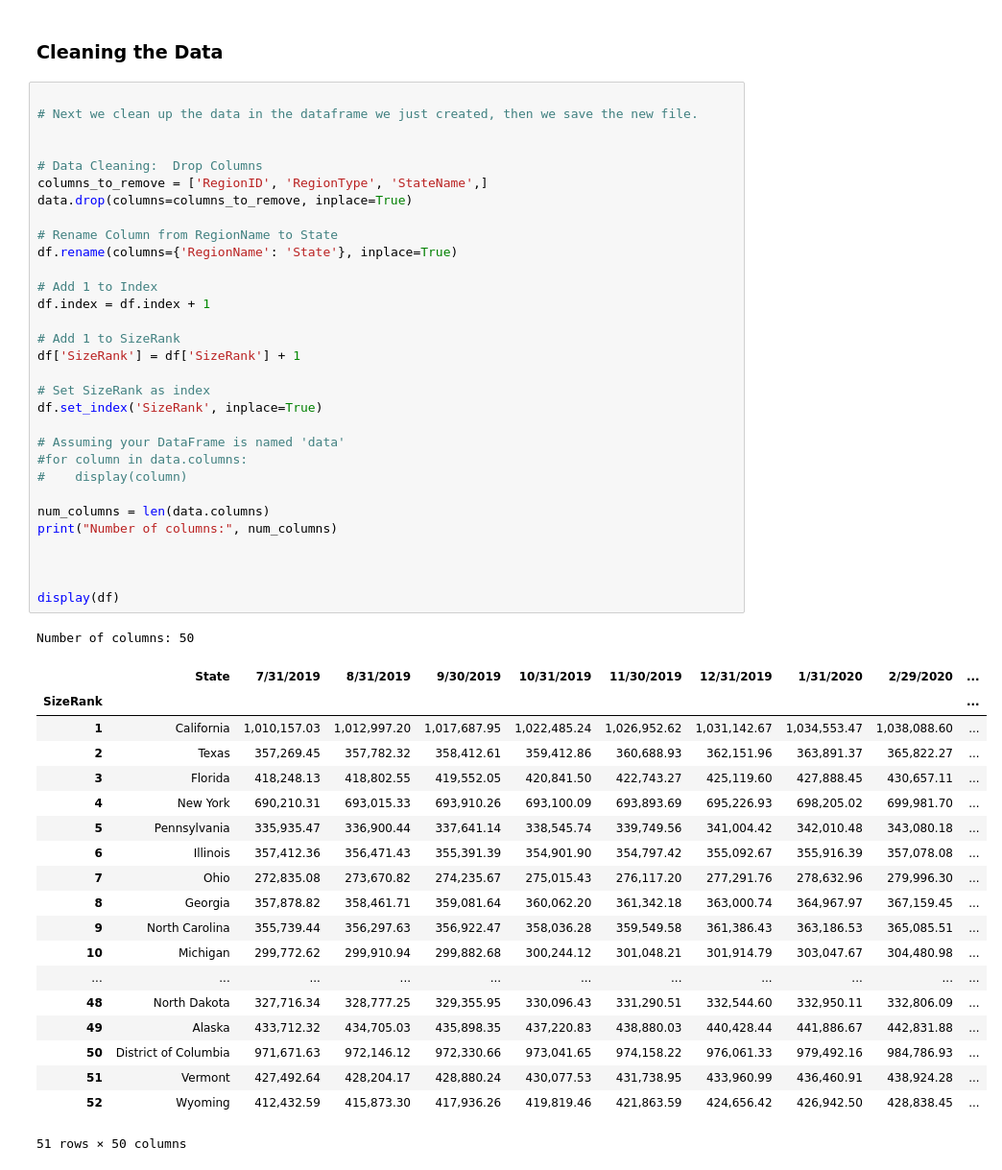
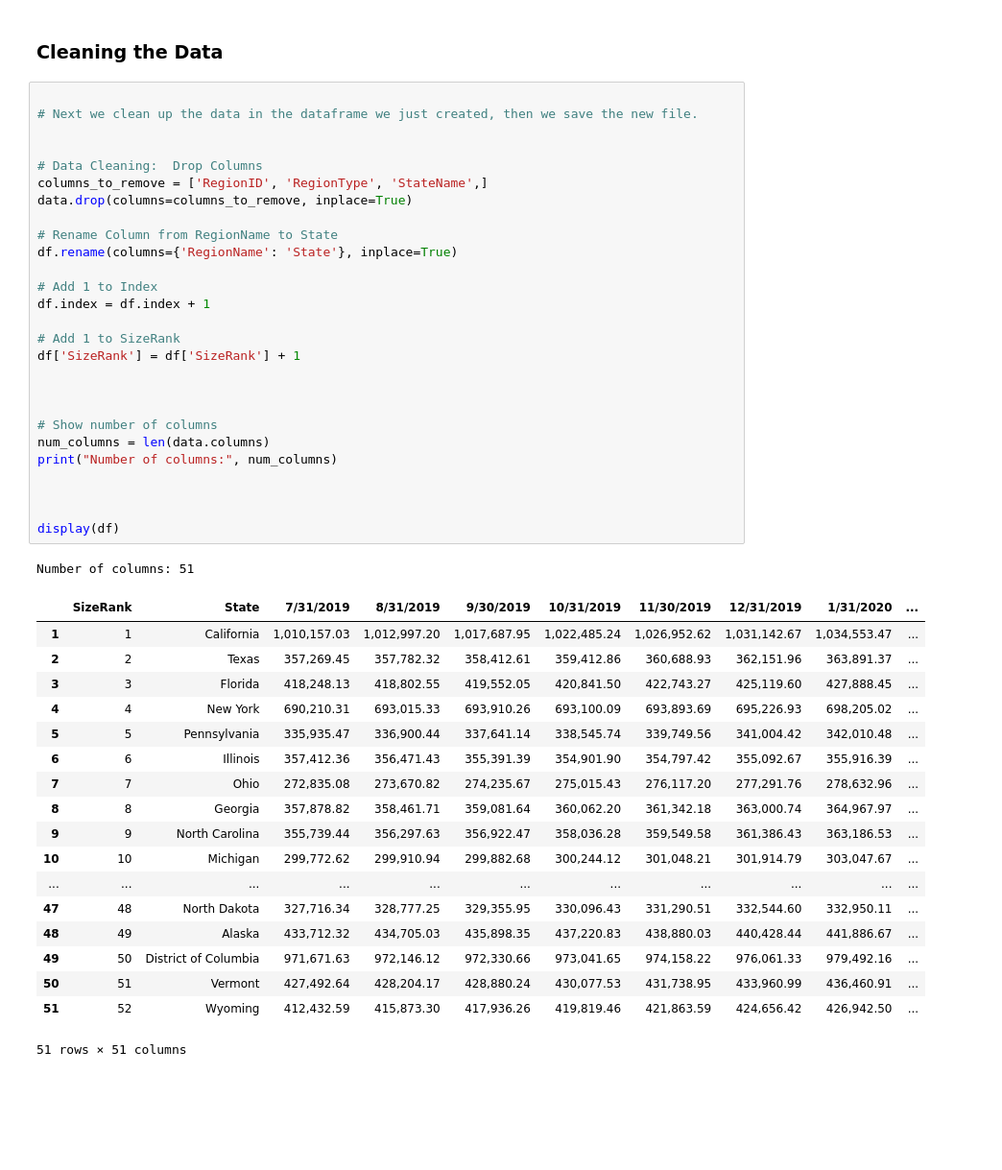
Before and after one commit to guzmanwolfrank/Data, a Jupyter notebook: SQL Zillow/ZillowProject.ipynb, the cells around one changed output. Shown at 96% size. Cells and saved outputs as stored; diff of their text form; blank space fills up the shorter version.

```diff
--- a/SQL Zillow/ZillowProject.ipynb
+++ b/SQL Zillow/ZillowProject.ipynb
@@ -31,52 +31,47 @@ df = data
 # %%
 
 # Next we clean up the data in the dataframe we just created, then we save the new file.
 
 
 # Data Cleaning:  Drop Columns
 columns_to_remove = ['RegionID', 'RegionType', 'StateName',]
 data.drop(columns=columns_to_remove, inplace=True)
 
 # Rename Column from RegionName to State
 df.rename(columns={'RegionName': 'State'}, inplace=True)
 
 # Add 1 to Index
 df.index = df.index + 1
 
 # Add 1 to SizeRank
 df['SizeRank'] = df['SizeRank'] + 1
 
-# Set SizeRank as index
-df.set_index('SizeRank', inplace=True)
 
-# Assuming your DataFrame is named 'data'
-#for column in data.columns:
-#    display(column)
 
+# Show number of columns
 num_columns = len(data.columns)
 print("Number of columns:", num_columns)
 
 
 
 display(df)
 # %% [output]
-Number of columns: 50
+Number of columns: 51
-|  | State | 7/31/2019 | 8/31/2019 | 9/30/2019 | 10/31/2019 | 11/30/2019 | 12/31/2019 | 1/31/2020 | 2/29/2020 | ... |
-| SizeRank |  |  |  |  |  |  |  |  |  | ... |
-| 1 | California | 1,010,157.03 | 1,012,997.20 | 1,017,687.95 | 1,022,485.24 | 1,026,952.62 | 1,031,142.67 | 1,034,553.47 | 1,038,088.60 | ... |
-| 2 | Texas | 357,269.45 | 357,782.32 | 358,412.61 | 359,412.86 | 360,688.93 | 362,151.96 | 363,891.37 | 365,822.27 | ... |
-| 3 | Florida | 418,248.13 | 418,802.55 | 419,552.05 | 420,841.50 | 422,743.27 | 425,119.60 | 427,888.45 | 430,657.11 | ... |
-| 4 | New York | 690,210.31 | 693,015.33 | 693,910.26 | 693,100.09 | 693,893.69 | 695,226.93 | 698,205.02 | 699,981.70 | ... |
-| 5 | Pennsylvania | 335,935.47 | 336,900.44 | 337,641.14 | 338,545.74 | 339,749.56 | 341,004.42 | 342,010.48 | 343,080.18 | ... |
-| 6 | Illinois | 357,412.36 | 356,471.43 | 355,391.39 | 354,901.90 | 354,797.42 | 355,092.67 | 355,916.39 | 357,078.08 | ... |
-| 7 | Ohio | 272,835.08 | 273,670.82 | 274,235.67 | 275,015.43 | 276,117.20 | 277,291.76 | 278,632.96 | 279,996.30 | ... |
-| 8 | Georgia | 357,878.82 | 358,461.71 | 359,081.64 | 360,062.20 | 361,342.18 | 363,000.74 | 364,967.97 | 367,159.45 | ... |
-| 9 | North Carolina | 355,739.44 | 356,297.63 | 356,922.47 | 358,036.28 | 359,549.58 | 361,386.43 | 363,186.53 | 365,085.51 | ... |
-| 10 | Michigan | 299,772.62 | 299,910.94 | 299,882.68 | 300,244.12 | 301,048.21 | 301,914.79 | 303,047.67 | 304,480.98 | ... |
+|  | SizeRank | State | 7/31/2019 | 8/31/2019 | 9/30/2019 | 10/31/2019 | 11/30/2019 | 12/31/2019 | 1/31/2020 | ... |
+| 1 | 1 | California | 1,010,157.03 | 1,012,997.20 | 1,017,687.95 | 1,022,485.24 | 1,026,952.62 | 1,031,142.67 | 1,034,553.47 | ... |
+| 2 | 2 | Texas | 357,269.45 | 357,782.32 | 358,412.61 | 359,412.86 | 360,688.93 | 362,151.96 | 363,891.37 | ... |
+| 3 | 3 | Florida | 418,248.13 | 418,802.55 | 419,552.05 | 420,841.50 | 422,743.27 | 425,119.60 | 427,888.45 | ... |
+| 4 | 4 | New York | 690,210.31 | 693,015.33 | 693,910.26 | 693,100.09 | 693,893.69 | 695,226.93 | 698,205.02 | ... |
+| 5 | 5 | Pennsylvania | 335,935.47 | 336,900.44 | 337,641.14 | 338,545.74 | 339,749.56 | 341,004.42 | 342,010.48 | ... |
+| 6 | 6 | Illinois | 357,412.36 | 356,471.43 | 355,391.39 | 354,901.90 | 354,797.42 | 355,092.67 | 355,916.39 | ... |
+| 7 | 7 | Ohio | 272,835.08 | 273,670.82 | 274,235.67 | 275,015.43 | 276,117.20 | 277,291.76 | 278,632.96 | ... |
+| 8 | 8 | Georgia | 357,878.82 | 358,461.71 | 359,081.64 | 360,062.20 | 361,342.18 | 363,000.74 | 364,967.97 | ... |
+| 9 | 9 | North Carolina | 355,739.44 | 356,297.63 | 356,922.47 | 358,036.28 | 359,549.58 | 361,386.43 | 363,186.53 | ... |
+| 10 | 10 | Michigan | 299,772.62 | 299,910.94 | 299,882.68 | 300,244.12 | 301,048.21 | 301,914.79 | 303,047.67 | ... |
 | ... | ... | ... | ... | ... | ... | ... | ... | ... | ... | ... |
-| 48 | North Dakota | 327,716.34 | 328,777.25 | 329,355.95 | 330,096.43 | 331,290.51 | 332,544.60 | 332,950.11 | 332,806.09 | ... |
-| 49 | Alaska | 433,712.32 | 434,705.03 | 435,898.35 | 437,220.83 | 438,880.03 | 440,428.44 | 441,886.67 | 442,831.88 | ... |
-| 50 | District of Columbia | 971,671.63 | 972,146.12 | 972,330.66 | 973,041.65 | 974,158.22 | 976,061.33 | 979,492.16 | 984,786.93 | ... |
-| 51 | Vermont | 427,492.64 | 428,204.17 | 428,880.24 | 430,077.53 | 431,738.95 | 433,960.99 | 436,460.91 | 438,924.28 | ... |
-| 52 | Wyoming | 412,432.59 | 415,873.30 | 417,936.26 | 419,819.46 | 421,863.59 | 424,656.42 | 426,942.50 | 428,838.45 | ... |
+| 47 | 48 | North Dakota | 327,716.34 | 328,777.25 | 329,355.95 | 330,096.43 | 331,290.51 | 332,544.60 | 332,950.11 | ... |
+| 48 | 49 | Alaska | 433,712.32 | 434,705.03 | 435,898.35 | 437,220.83 | 438,880.03 | 440,428.44 | 441,886.67 | ... |
+| 49 | 50 | District of Columbia | 971,671.63 | 972,146.12 | 972,330.66 | 973,041.65 | 974,158.22 | 976,061.33 | 979,492.16 | ... |
+| 50 | 51 | Vermont | 427,492.64 | 428,204.17 | 428,880.24 | 430,077.53 | 431,738.95 | 433,960.99 | 436,460.91 | ... |
+| 51 | 52 | Wyoming | 412,432.59 | 415,873.30 | 417,936.26 | 419,819.46 | 421,863.59 | 424,656.42 | 426,942.50 | ... |
-51 rows × 50 columns
+51 rows × 51 columns
```
Also changed, not shown: parts of 2 cells of this notebook.
